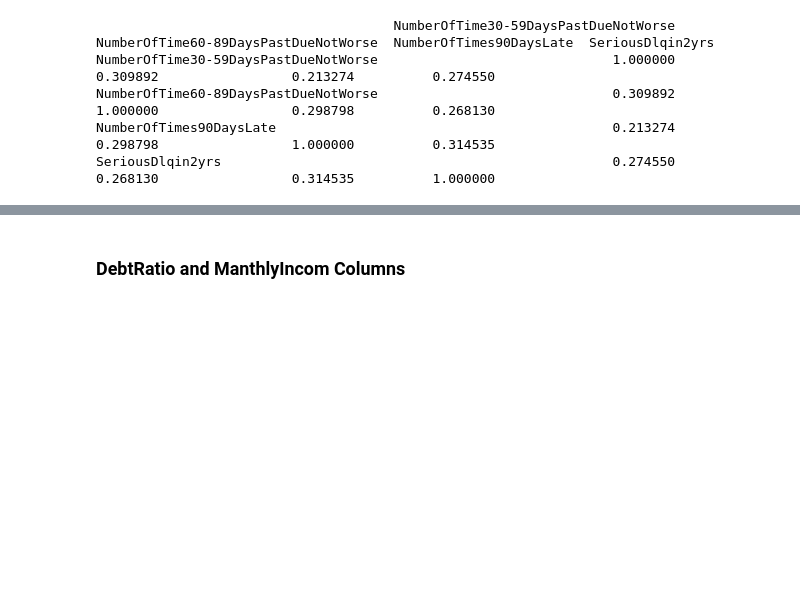
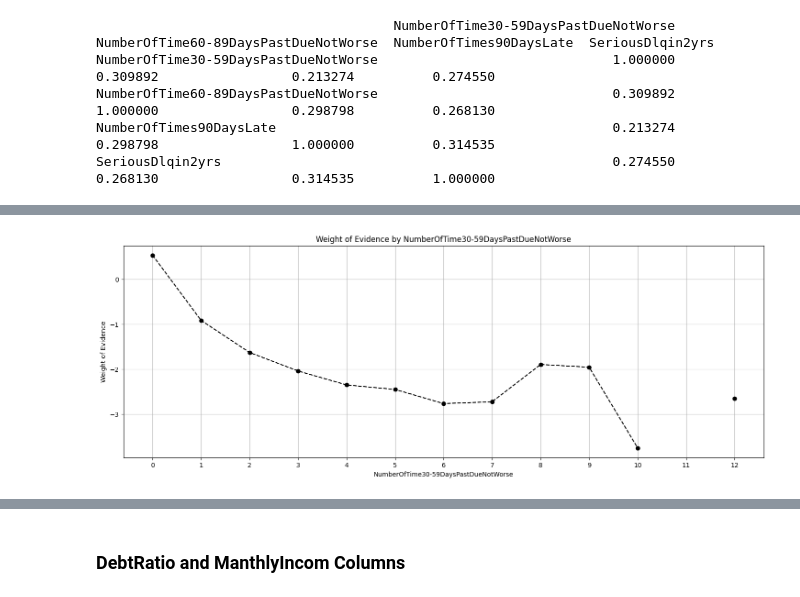
Before and after one commit to Saba-a11/Kaggle_Credit_Score, a Jupyter notebook: CreditModel.ipynb, the cells around one changed output, grey strips where cells are left out. Drawn from its saved outputs; the diff is of its cells as text; code cells hidden in the pictures; blank space fills up the shorter version.

```diff
--- a/CreditModel.ipynb
+++ b/CreditModel.ipynb
@@ -308,6 +308,45 @@ def calculate_woe_iv(data, target_col, feature_col, bins=10):
     print(f"Overall IV for {feature_col}: {iv}")
 
     return woe_iv_df
+# %%
+def calculate_discrete_woe_iv(data, target_col, feature_col):
+    """
+    Calculate Weight of Evidence (WOE) and Information Value (IV) for a given discrete feature.
+
+    Parameters:
+    - data: DataFrame containing the dataset.
+    - target_col: Name of the target column.
+    - feature_col: Name of the feature column for which WOE and IV are calculated.
+
+    Returns:
+    - woe_iv_df: DataFrame containing WOE and IV values for each category.
+    """
+
+    # Create a summary table
+    summary_table = pd.crosstab(data[feature_col], data[target_col])
+
+    # Calculate WOE for each category
+    summary_table['woe'] = np.log((summary_table[0] / summary_table[0].sum()) / (summary_table[1] / summary_table[1].sum()))
+
+    # Calculate IV for each category
+    summary_table['iv'] = (summary_table[0] / summary_table[0].sum() - summary_table[1] / summary_table[1].sum()) * summary_table['woe']
+
+    # Calculate overall IV for the variable
+    iv = summary_table['iv'].sum()
+
+    # Create a DataFrame with WOE and IV values
+    woe_iv_df = summary_table[['woe', 'iv']].reset_index()
+
+    # Add number of observations column
+    woe_iv_df['observations'] = summary_table.sum(axis=1)
+
+    # Add column names
+    woe_iv_df.columns = [feature_col, 'woe', 'iv', 'observations']
+
+    # Display overall IV
+    print(f"Overall IV for {feature_col}: {iv}")
+
+    return woe_iv_df
 # %% [markdown]
 The pd.qcut function in the calculate_woe_iv function is used to discretize the continuous variable feature_col into bins. The q parameter in pd.qcut specifies the number of quantiles or bins to create. In this case, it is set to the value of the bins parameter.
 
@@ -573,3 +614,7 @@ NumberOfTime30-59DaysPastDueNotWorse                              1.000000
 NumberOfTime60-89DaysPastDueNotWorse                              0.309892                              1.000000                 0.298798          0.268130
 NumberOfTimes90DaysLate                                           0.213274                              0.298798                 1.000000          0.314535
 SeriousDlqin2yrs                                                  0.274550                              0.268130                 0.314535          1.000000
+# %%
+df_woe = combined_data[combined_data['dataset'] == 'train']
+woe_iv_result = calculate_discrete_woe_iv(df_woe, 'SeriousDlqin2yrs', 'NumberOfTime30-59DaysPastDueNotWorse')
+print(woe_iv_result)
@@ -575,0 +638,4 @@ SeriousDlqin2yrs                                                  0.274550
+# %%
+plot_woe(woe_iv_result)
+# %% [output]
+[figure, added]
```
Also changed, not shown: parts of 10 cells of this notebook.
